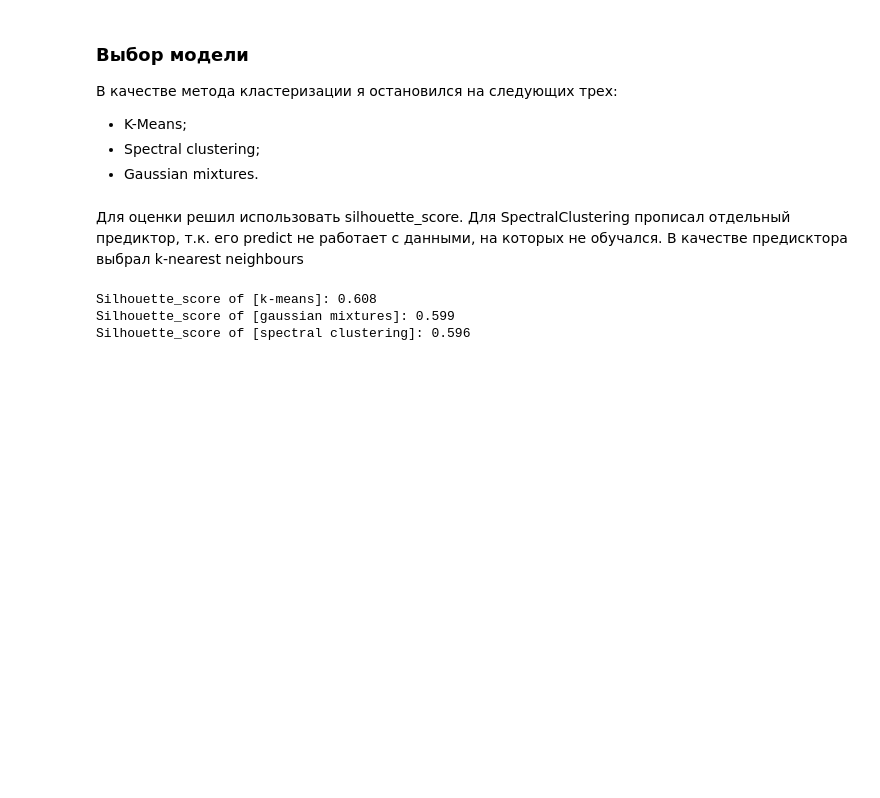
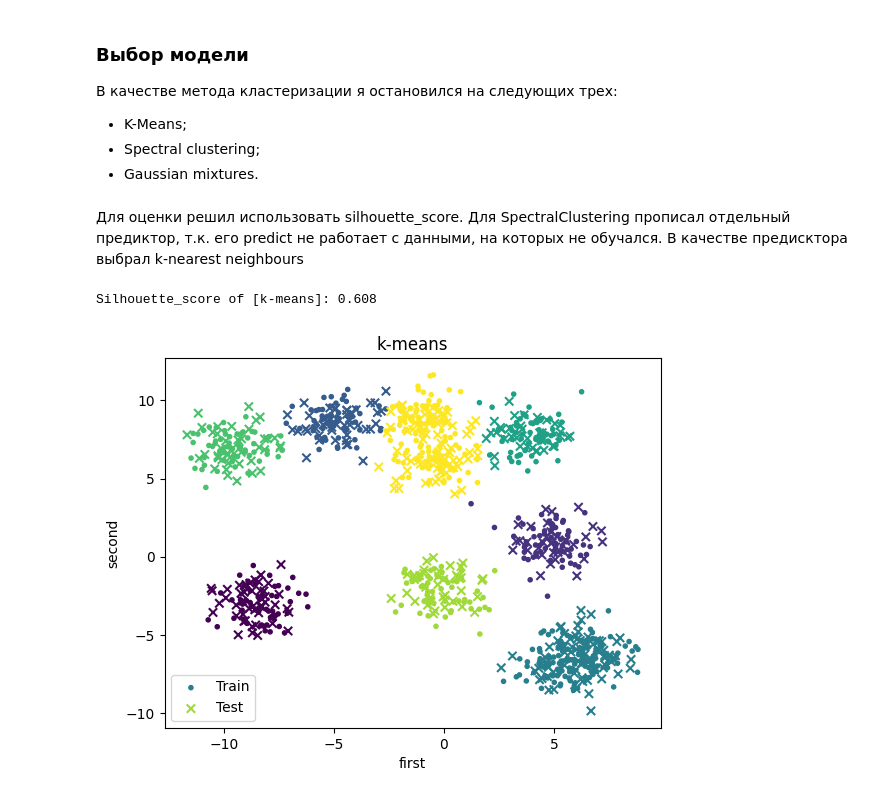
Before and after one commit to isAmirKhashimov/scikit-learn-labs, a Jupyter notebook: lab2.ipynb, the cells around one changed output. Drawn from its saved outputs; the diff is of its cells as text; code cells hidden in the pictures; blank space fills up the shorter version.

Commit message:
added clustering visualization

```diff
--- a/lab2.ipynb
+++ b/lab2.ipynb
@@ -111,29 +111,37 @@ train_labels2 = model2.fit_predict(x_train)
 Для оценки решил использовать silhouette_score.
 Для SpectralClustering прописал отдельный предиктор, т.к. его predict не работает с данными, на которых не обучался. В качестве предисктора выбрал k-nearest neighbours
 # %%
-def show_prediction_metrics(model, x_test, predictor=None):
-  if predictor is None:
-    predictor = model
-
-  labels = predictor.predict(x_test)
-  score = silhouette_score(x_test, labels)
-
+def show_clustering_metrics(model, test_labels):
+  score = silhouette_score(x_test, test_labels)
   print(f'Silhouette_score of [{model.label}]: {score:.3f}')
+# %%
+def show_clustering_plot(model, train_labels, test_labels):
+  plt.scatter(x_train["first"], x_train["second"], c=train_labels, marker=".", label="Train")
+  plt.scatter(x_test["first"], x_test["second"], c=test_labels, marker="x", label="Test")
+
+  plt.xlabel("first")
+  plt.ylabel("second")
+  plt.legend()
+  plt.title(model.label)
+
+  plt.show()
 # %%
-def get_spectral_predictor(train_labels, clusters_count):
-  predictor = KNeighborsClassifier(n_neighbors=5)
+def get_predictor(model, train_labels, clusters_count):
+  if model.label != SPECTRAL_CLUSTERING:
+    return model
+
+  predictor = KNeighborsClassifier(n_neighbors=clusters_count)
   predictor.fit(x_train, train_labels)
   return predictor
-# %%
-show_prediction_metrics(model1, x_test)
-show_prediction_metrics(model3, x_test)
-
-show_prediction_metrics(
-    model2,
-    x_test,
-    get_spectral_predictor(train_labels2, CLUSTERS_COUNT)
-  )
-# %% [output]
-Silhouette_score of [k-means]: 0.608
-Silhouette_score of [gaussian mixtures]: 0.599
-Silhouette_score of [spectral clustering]: 0.596
+# %%
+def show_model_result(model, train_labels, clusters_count):
+  predictor = get_predictor(model, train_labels, clusters_count)
+  test_labels = predictor.predict(x_test)
+
+  show_clustering_metrics(model, test_labels)
+  show_clustering_plot(model, train_labels, test_labels)
+# %%
+show_model_result(model1, train_labels1, CLUSTERS_COUNT)
+# %% [output]
+Silhouette_score of [k-means]: 0.608
+[figure, added]
```
Also changed, not shown: parts of 2 cells of this notebook.
